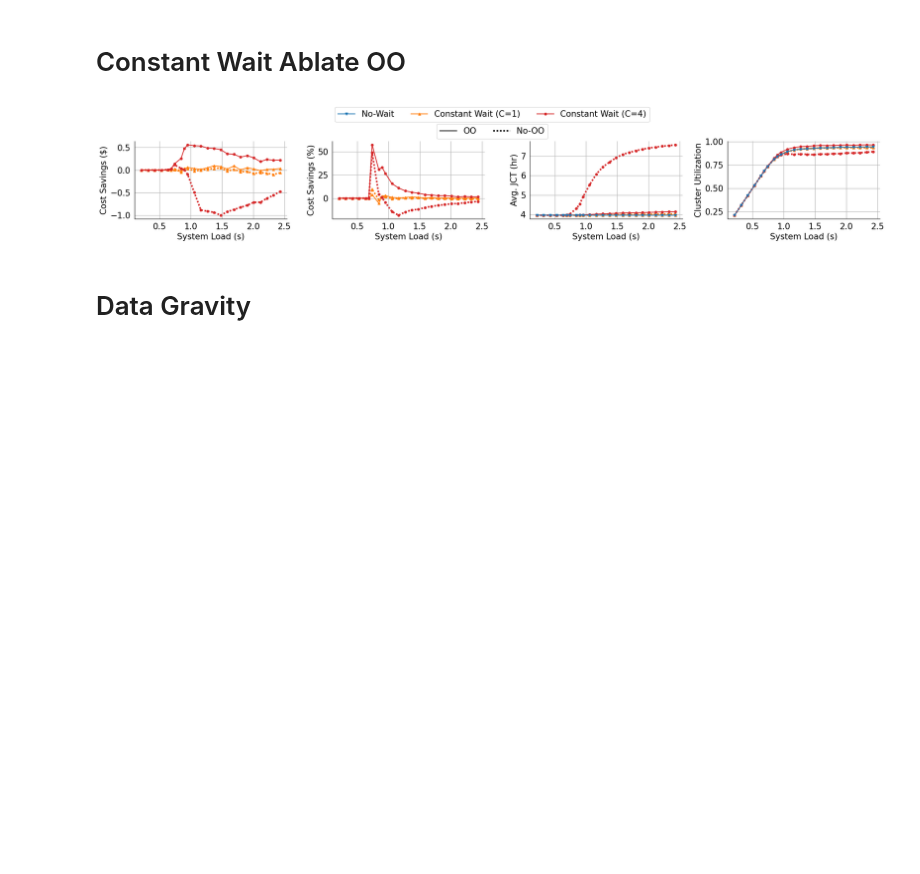
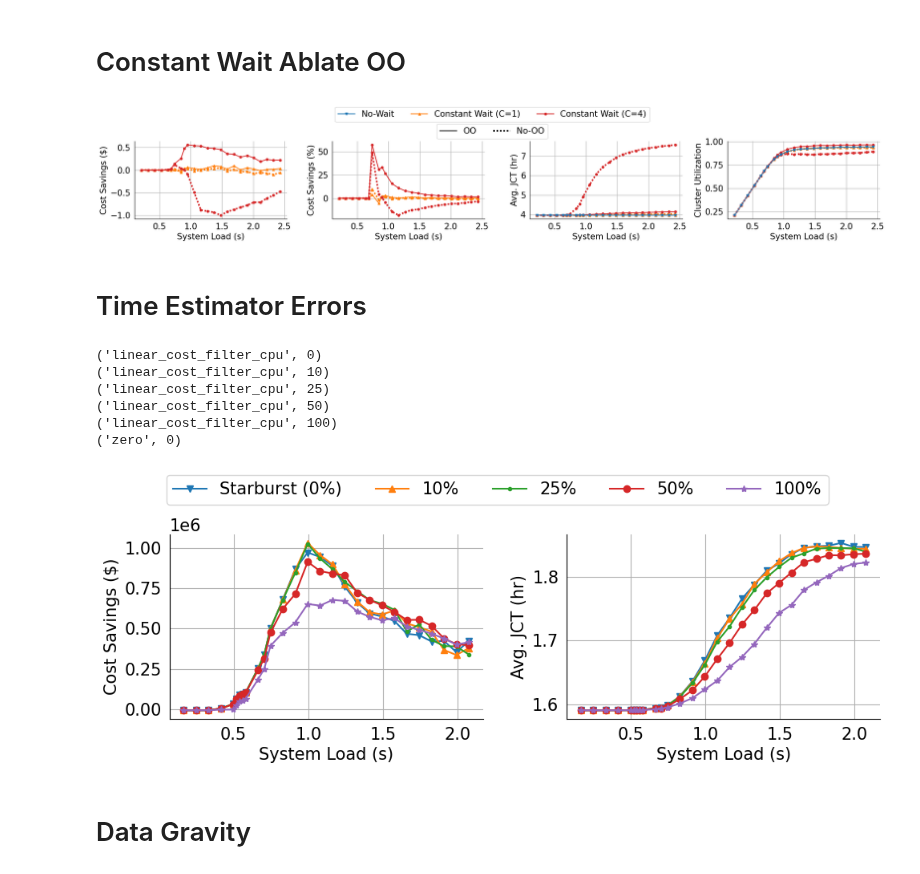
Before and after one commit to michaelzhiluo/starburst, a Jupyter notebook: skyburst/notebooks/appendix.ipynb, the cells around one changed output. Drawn from its saved outputs; the diff is of its cells as text; code cells hidden in the pictures; blank space fills up the shorter version.

Commit message:
Add no time estimator for appendix experiment

```diff
--- a/skyburst/notebooks/appendix.ipynb
+++ b/skyburst/notebooks/appendix.ipynb
@@ -316,3 +316,7 @@ simulator_plotting_fn(constant_df, x_axis='arrival_rate',  \
                       normalize_x_axis=True)
 # %% [output]
 [figure]
+# %% [markdown]
+# Time Estimator Errors
+# %%
+time_error_df = utils.load_logs_as_dataframe('/home/gcpuser/logs/appendix/time_estimator_error_gen.log')
@@ -319,3 +458,19 @@ simulator_plotting_fn(constant_df, x_axis='arrival_rate',  \
+# %%
+
+simulator_plotting_fn(time_error_df, x_axis='arrival_rate',  \
+                      y_axis = ['cost_diff', 'avg_jct'],
+                      #y_axis=['cost_mult','cost_diff','avg_jct', 'cluster_utilization'], \
+                      baseline_filter={'waiting_policy': 'zero'},
+                      groupby_values=['waiting_policy','time_estimator_error'],
+                      normalize_x_axis=True)
+# %% [output]
+('linear_cost_filter_cpu', 0)
+('linear_cost_filter_cpu', 10)
+('linear_cost_filter_cpu', 25)
+('linear_cost_filter_cpu', 50)
+('linear_cost_filter_cpu', 100)
+('zero', 0)
+[figure, added]
 # %% [markdown]
 # Data Gravity
 # %%
```
Also changed, not shown: parts of 1 cell of this notebook, 1 other file.
